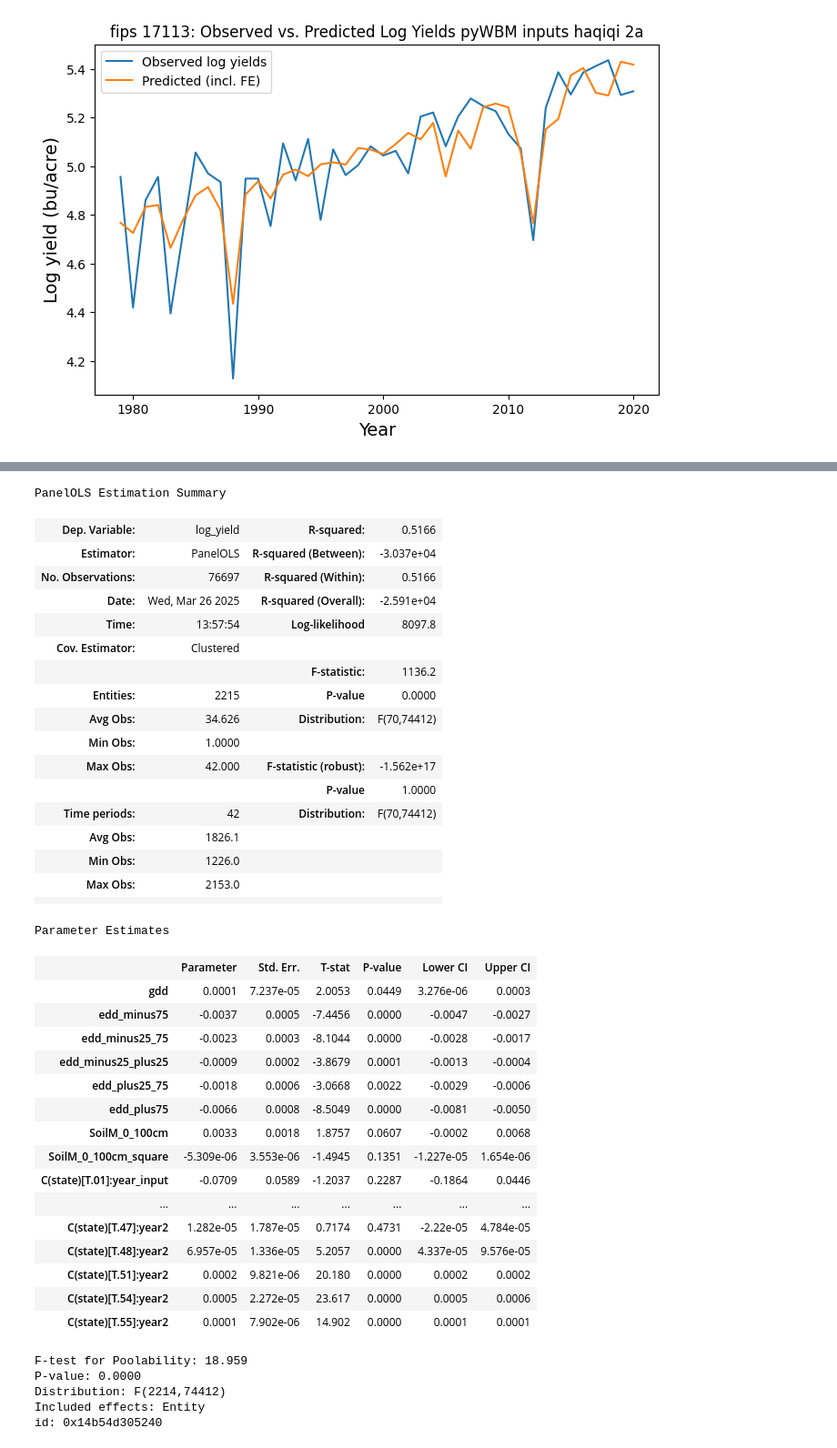
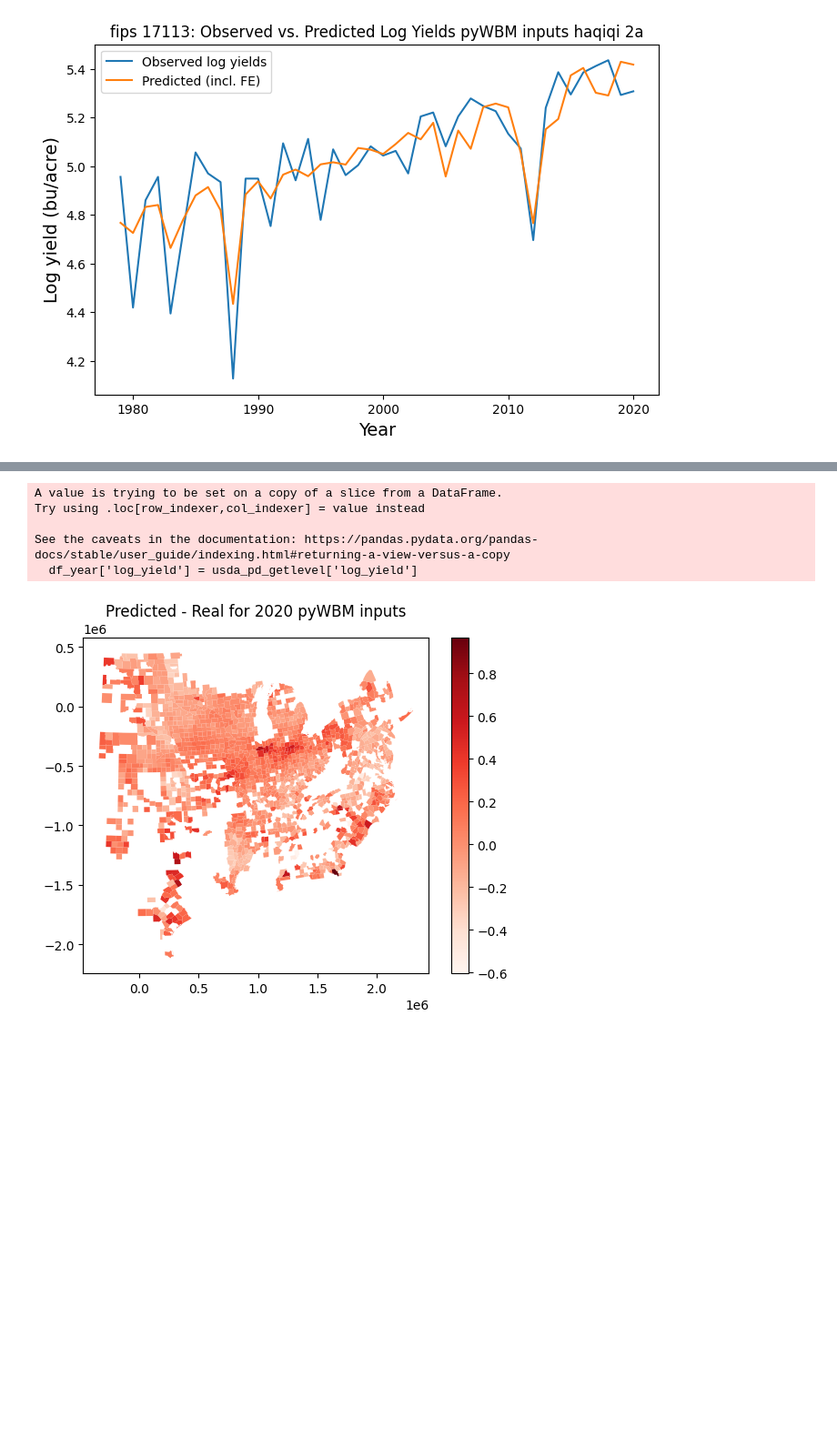
Before and after one commit to theo-avila/avila_et_al_2025_pyWBM_yield, a Jupyter notebook: 5_implementation_2a.ipynb, the cells around one changed output, grey strips where cells are left out. Shown at 91% size. Cells and saved outputs as stored; diff of their text form; code cells hidden in the pictures; blank space fills up the shorter version.

```diff
--- a/5_implementation_2a.ipynb
+++ b/5_implementation_2a.ipynb
@@ -93,13 +93,3 @@ plt.legend()
 # %% [output]
 <matplotlib.legend.Legend at 0x...>
 [figure]
-# %%
-results_df = results_h21.estimated_effects['estimated_effects']
-county_shp_path = "/storage/work/cta5244/avila_et_al_2025_pyWBM_yield/shape_files/counties_contig_plot.shp"
-counties = gpd.read_file(county_shp_path)
-averaged_results = results_df.groupby('fips').mean()
-merged = counties.merge(averaged_results, how='left', left_on='fips', right_on='fips')
-
-fig, ax = plt.subplots(figsize=(8, 6))
-merged.plot(column='estimated_effects', cmap='coolwarm', ax=ax, legend=True)
-ax.set_title('Fixed Effects Avila Model 1, Year^2 pyWBM inputs', fontsize=13)
@@ -109,43 +96,21 @@ Text(0.5, 1.0, 'Fixed Effects Avila Model 1, Year^2 pyWBM inputs')
 # %%
-results_h21
+df_year = predictions.xs(2015, level='year')
+usda_pd_fix = usda_pd.set_index(['year', 'fips'])
+usda_pd_getlevel = usda_pd_fix.xs(2015, level='year')
+df_year['log_yield'] = usda_pd_getlevel['log_yield']
+
+df_year = df_year.reset_index()
+
+merged = counties.merge(df_year, on='fips', how='left')
+merged['bias'] = merged['total_pred'] - merged['log_yield']
+merged.plot(column='bias', cmap='Reds', legend=True)
+
+plt.title('Predicted - Real for 2020 pyWBM inputs')
+plt.show()
 # %% [output]
-PanelOLS Estimation Summary
+A value is trying to be set on a copy of a slice from a DataFrame.
+Try using .loc[row_indexer,col_indexer] = value instead
+
+See the caveats in the documentation: https://pandas.pydata.org/pandas-docs/stable/user_guide/indexing.html#returning-a-view-versus-a-copy
+  df_year['log_yield'] = usda_pd_getlevel['log_yield']
-| Dep. Variable: | log_yield | R-squared: | 0.5166 |
-| Estimator: | PanelOLS | R-squared (Between): | -3.037e+04 |
-| No. Observations: | 76697 | R-squared (Within): | 0.5166 |
-| Date: | Wed, Mar 26 2025 | R-squared (Overall): | -2.591e+04 |
-| Time: | 13:57:54 | Log-likelihood | 8097.8 |
-| Cov. Estimator: | Clustered |  |  |
-|  |  | F-statistic: | 1136.2 |
-| Entities: | 2215 | P-value | 0.0000 |
-| Avg Obs: | 34.626 | Distribution: | F(70,74412) |
-| Min Obs: | 1.0000 |  |  |
-| Max Obs: | 42.000 | F-statistic (robust): | -1.562e+17 |
-|  |  | P-value | 1.0000 |
-| Time periods: | 42 | Distribution: | F(70,74412) |
-| Avg Obs: | 1826.1 |  |  |
-| Min Obs: | 1226.0 |  |  |
-| Max Obs: | 2153.0 |  |  |
-|  |  |  |  |
-Parameter Estimates
-|  | Parameter | Std. Err. | T-stat | P-value | Lower CI | Upper CI |
-| gdd | 0.0001 | 7.237e-05 | 2.0053 | 0.0449 | 3.276e-06 | 0.0003 |
-| edd_minus75 | -0.0037 | 0.0005 | -7.4456 | 0.0000 | -0.0047 | -0.0027 |
-| edd_minus25_75 | -0.0023 | 0.0003 | -8.1044 | 0.0000 | -0.0028 | -0.0017 |
-| edd_minus25_plus25 | -0.0009 | 0.0002 | -3.8679 | 0.0001 | -0.0013 | -0.0004 |
-| edd_plus25_75 | -0.0018 | 0.0006 | -3.0668 | 0.0022 | -0.0029 | -0.0006 |
-| edd_plus75 | -0.0066 | 0.0008 | -8.5049 | 0.0000 | -0.0081 | -0.0050 |
-| SoilM_0_100cm | 0.0033 | 0.0018 | 1.8757 | 0.0607 | -0.0002 | 0.0068 |
-| SoilM_0_100cm_square | -5.309e-06 | 3.553e-06 | -1.4945 | 0.1351 | -1.227e-05 | 1.654e-06 |
-| C(state)[T.01]:year_input | -0.0709 | 0.0589 | -1.2037 | 0.2287 | -0.1864 | 0.0446 |
-| ... | ... | ... | ... | ... | ... | ... |
-| C(state)[T.47]:year2 | 1.282e-05 | 1.787e-05 | 0.7174 | 0.4731 | -2.22e-05 | 4.784e-05 |
-| C(state)[T.48]:year2 | 6.957e-05 | 1.336e-05 | 5.2057 | 0.0000 | 4.337e-05 | 9.576e-05 |
-| C(state)[T.51]:year2 | 0.0002 | 9.821e-06 | 20.180 | 0.0000 | 0.0002 | 0.0002 |
-| C(state)[T.54]:year2 | 0.0005 | 2.272e-05 | 23.617 | 0.0000 | 0.0005 | 0.0006 |
-| C(state)[T.55]:year2 | 0.0001 | 7.902e-06 | 14.902 | 0.0000 | 0.0001 | 0.0001 |
-F-test for Poolability: 18.959
-P-value: 0.0000
-Distribution: F(2214,74412)
-Included effects: Entity
-id: 0x14b54d305240
+[figure, added]
```
Also changed, not shown: parts of 2 cells of this notebook, 1 other file.
